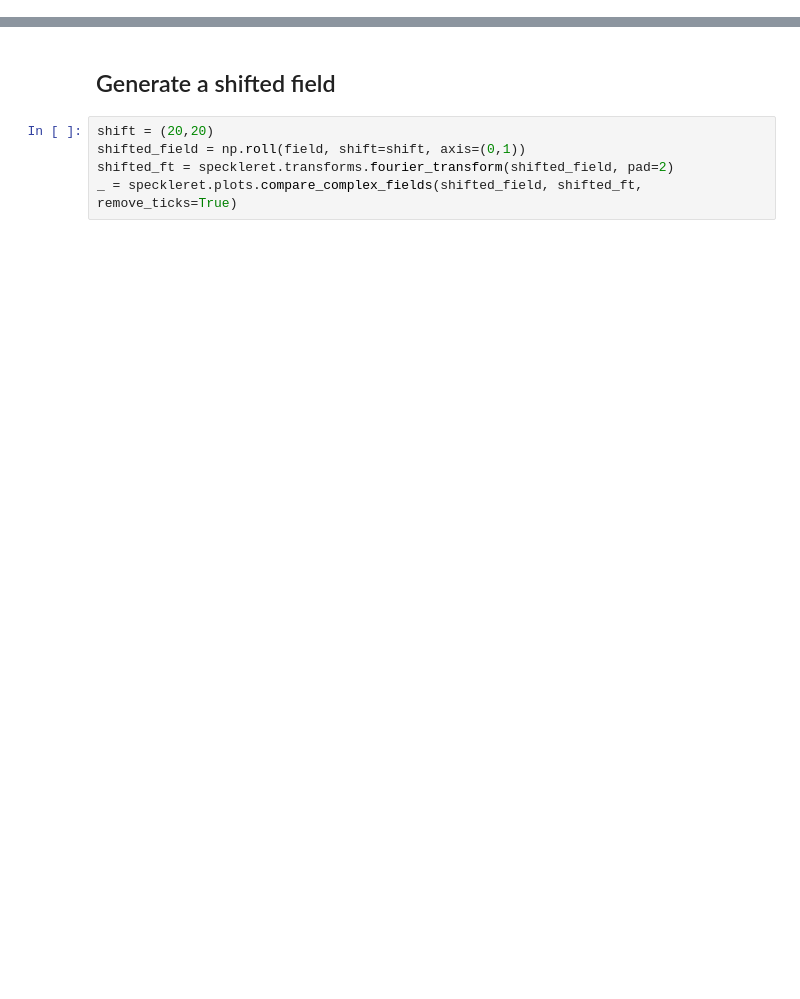
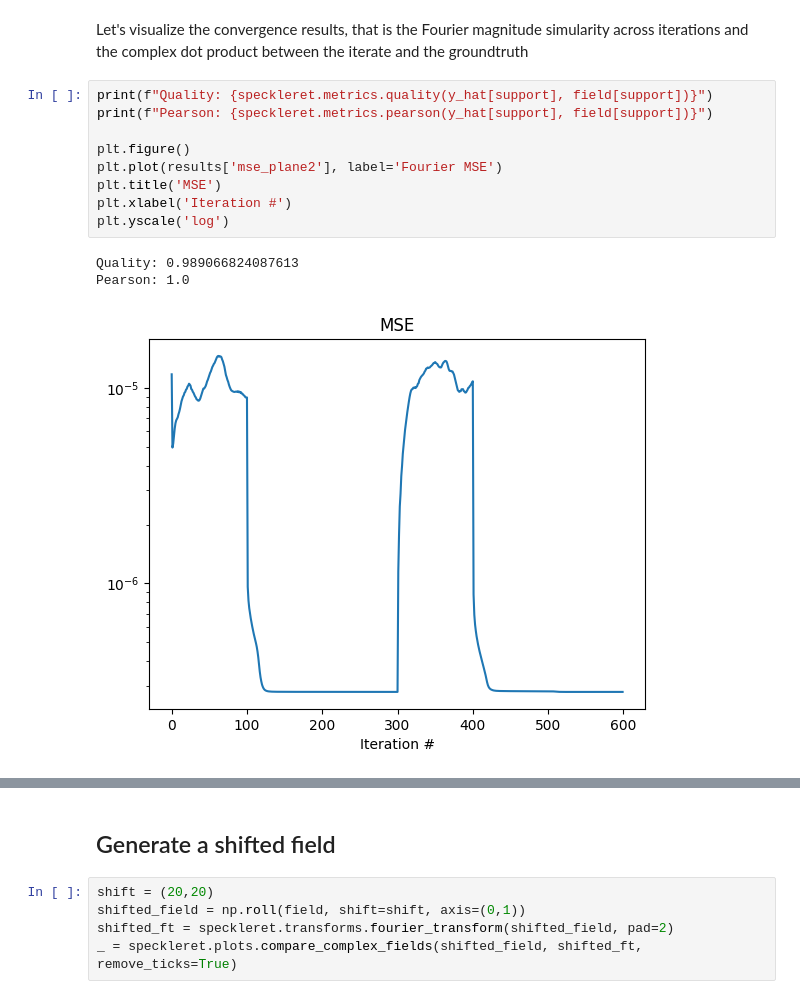
Before and after one commit to jysru/Speckle-Retrieval, a Jupyter notebook: notebooks/check_shift.ipynb, the cells around one changed output, grey strips where cells are left out. Drawn from its saved outputs; the diff is of its cells as text; blank space fills up the shorter version.

```diff
--- a/notebooks/check_shift.ipynb
+++ b/notebooks/check_shift.ipynb
@@ -14,0 +45,15 @@ _ = speckleret.plots.compare_complex_fields(field, ft)
+# %% [markdown]
+Let's visualize the convergence results, that is the Fourier magnitude simularity across iterations and the complex dot product between the iterate and the groundtruth
+# %%
+print(f"Quality: {speckleret.metrics.quality(y_hat[support], field[support])}")
+print(f"Pearson: {speckleret.metrics.pearson(y_hat[support], field[support])}")
+
+plt.figure()
+plt.plot(results['mse_plane2'], label='Fourier MSE')
+plt.title('MSE')
+plt.xlabel('Iteration #')
+plt.yscale('log')
+# %% [output]
+Quality: 0.989066824087613
+Pearson: 1.0
+[figure, added]
```
Also changed, not shown: parts of 26 cells of this notebook, 1 other file.
